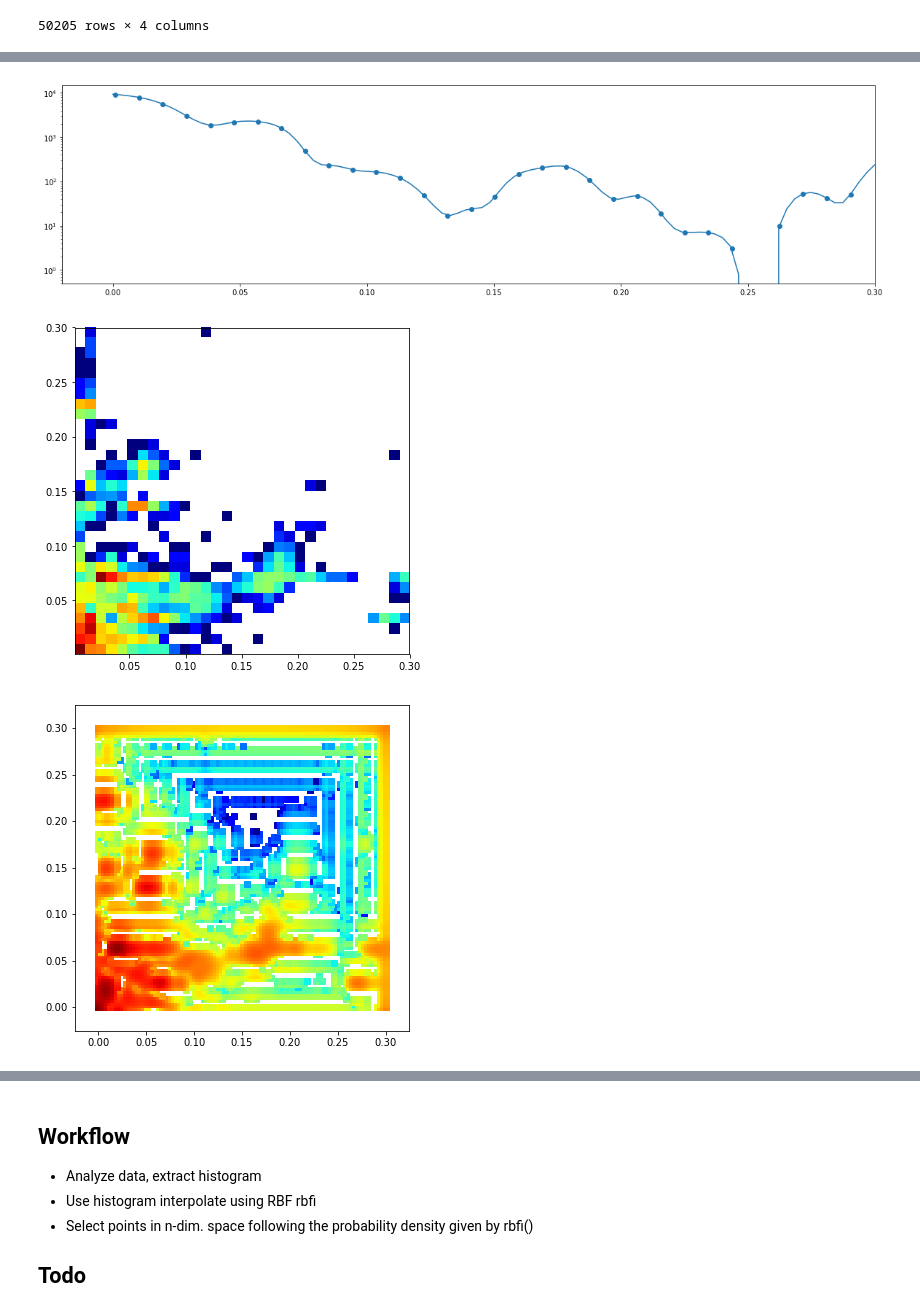
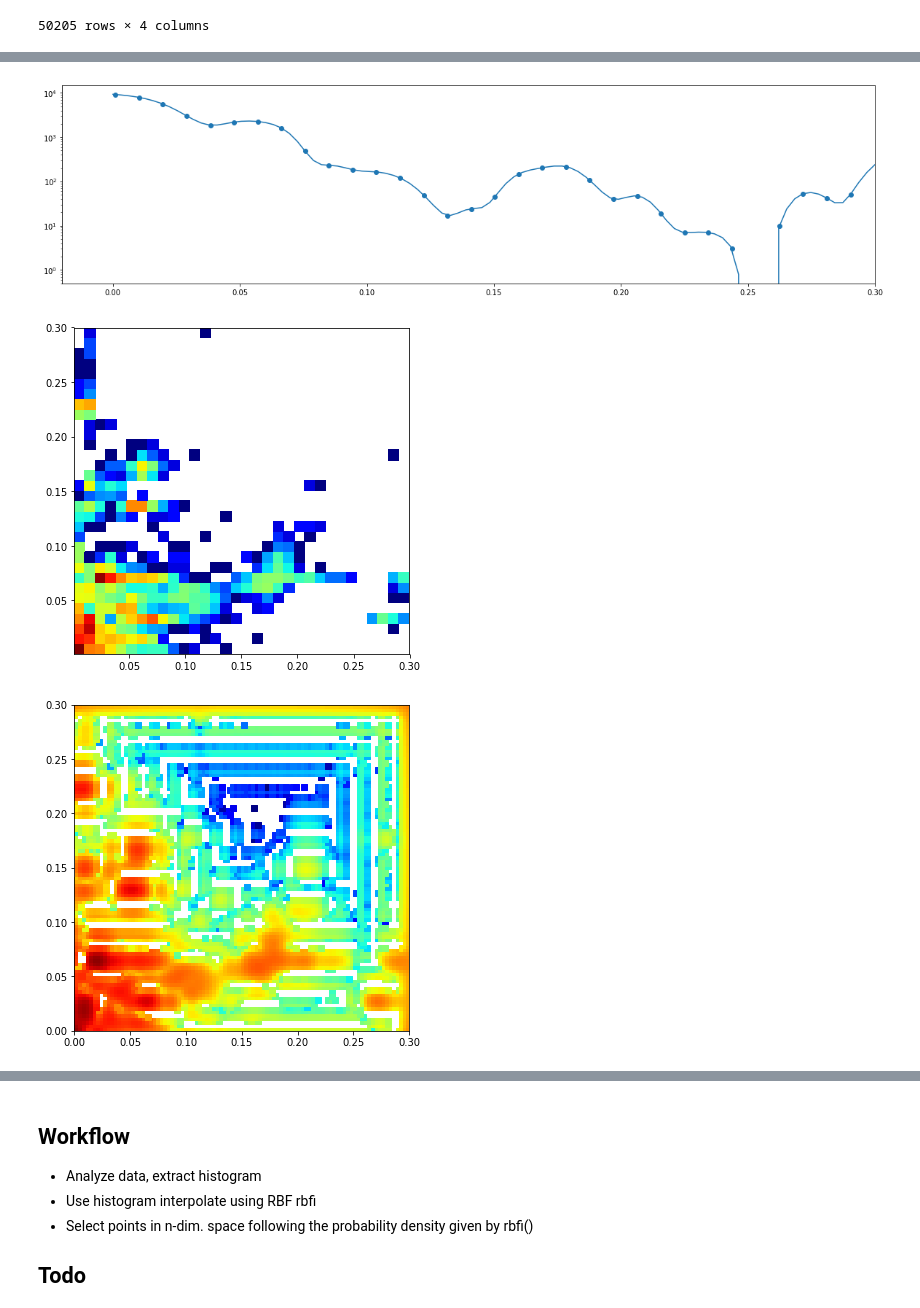
Before and after one commit to dianagudu/inputgen, a Jupyter notebook: analyze_google_clusterdata.ipynb, the cells around one changed output, grey strips where cells are left out. Cells and saved outputs as stored; diff of their text form; code cells hidden in the pictures.

```diff
--- a/analyze_google_clusterdata.ipynb
+++ b/analyze_google_clusterdata.ipynb
@@ -86,7 +86,7 @@ task_constraints.head()
 types_tu = {'start_time': np.int_, 'end_time': np.int_, \
            'job_id': np.int_, 'task_index': np.int_, \
            'machine_id': np.int_, 'cpu_rate': np.float_, \
-           'canonical_mem_usage': np.float_, 'assigned_mem_usage': np.float_, \
+           'canonicanotebooks/analyze_google_clusterdata.ipynbl_mem_usage': np.float_, 'assigned_mem_usage': np.float_, \
            'unmapped_page_cache': np.float_, 'total_page_cache': np.float_, \
            'max_mem': np.float_, 'disk_io_time': np.float_, \
            'local_disk_space': np.float_, 'max_cpu_rate': np.float_, \
@@ -232,36 +232,39 @@ plt.show()
 binx = binx[:-1]
 biny = biny[:-1]
 
 mgx, mgy = np.meshgrid(binx, biny)
 
 # n2d == histogram, column-wise, --> transpose RBF
 rbfi = Rbf(mgy.flatten(), mgx.flatten(), n2d.flatten(), function='multiquadric')  # radial basis function interpolator instance
 
 xfit = np.linspace(0, 0.3, 96)
 xfitv, yfitv = np.meshgrid(xfit, xfit)
 fit2d = rbfi(xfitv.flatten(), yfitv.flatten())
 
-fit2d = np.array([x if x > 0 else 0.0 for x in fit2d])
+fit2d = np.array([x if x > 0.0 else 0.0 for x in fit2d])
 
-plt.figure(figsize=(6,6))
+fig =plt.figure(figsize=(6,6))
 plt.scatter(xfitv.flatten(), yfitv.flatten(),marker='s',c=fit2d,cmap=cm.jet, norm=LogNorm())
+plt.xlim(0.0,0.3)
+plt.ylim(0.0,0.3)
+#plt.colorbar()
 plt.show()
 
 if False:
     import matplotlib.pyplot as plt
     from mpl_toolkits.mplot3d import Axes3D
 
     fig = plt.figure(figsize=(15,15))
     ax = fig.add_subplot(111, projection='3d')
     #ax.plot_surface(xfitv, yfitv, fit2d.reshape(xfitv.shape), cmap=cm.jet,norm=LogNorm())
     ax.contourf(mgx, mgy, n2d, cmap=cm.jet,norm=LogNorm())
 
     plt.show()
 # %% [output]
 [figure]
 [figure]
 [figure]
-[figure, old version]
+[figure, new version]
 # %%
 # n, bins
 # n2d, binx, biny
```
Also changed, not shown: parts of 6 cells of this notebook, 1 other file.
